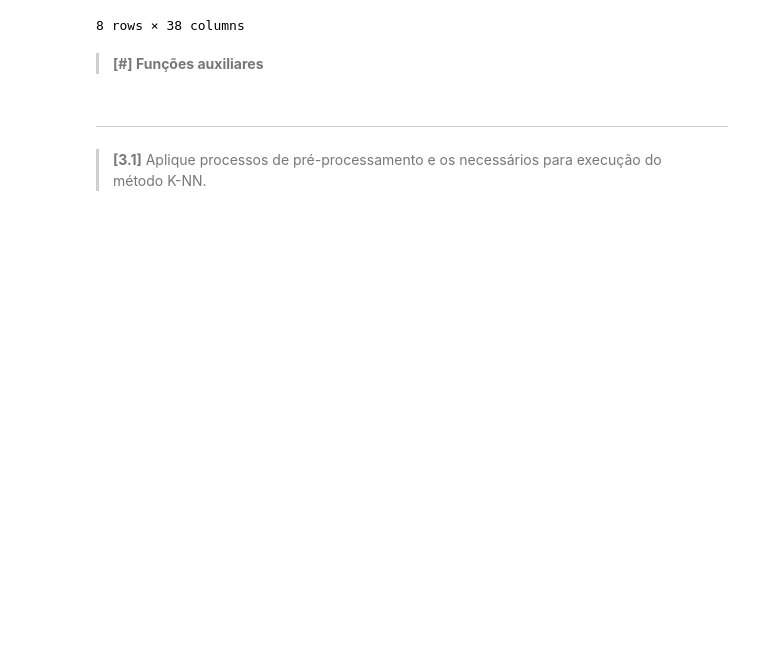
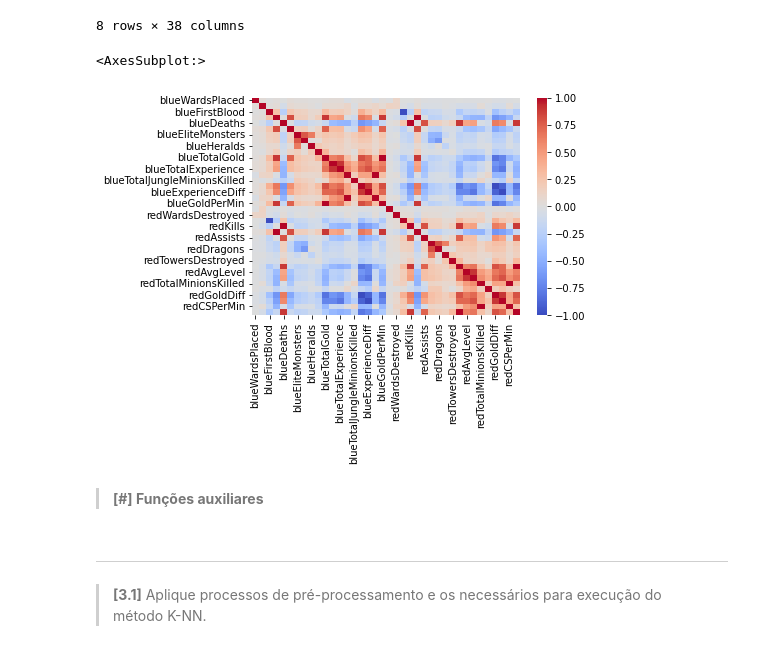
Before and after one commit to cori4nder/ia, a Jupyter notebook: Avaliacao01-IA-2022.ipynb, the cells around one changed output. Saved outputs shown, nothing was run; the diff lists cells and outputs as text; code cells hidden in the pictures; blank space fills up the shorter version.

```diff
--- a/Avaliacao01-IA-2022.ipynb
+++ b/Avaliacao01-IA-2022.ipynb
@@ -114,6 +115,11 @@ wins_copy.describe()
 | 75% | 20.000000 | 4.000000 | 1.000000 | 8.000000 | 8.000000 | 9.000000 | ... |
 | max | 250.000000 | 27.000000 | 1.000000 | 22.000000 | 22.000000 | 29.000000 | ... |
 8 rows × 38 columns
+# %%
+sns.heatmap(wins_copy.corr(), cmap = 'coolwarm')
+# %% [output]
+<AxesSubplot:>
+[figure, added]
 # %% [markdown]
 > **[#] Funções auxiliares**
 # %% [markdown]
```
Also changed, not shown: parts of 10 cells of this notebook.
